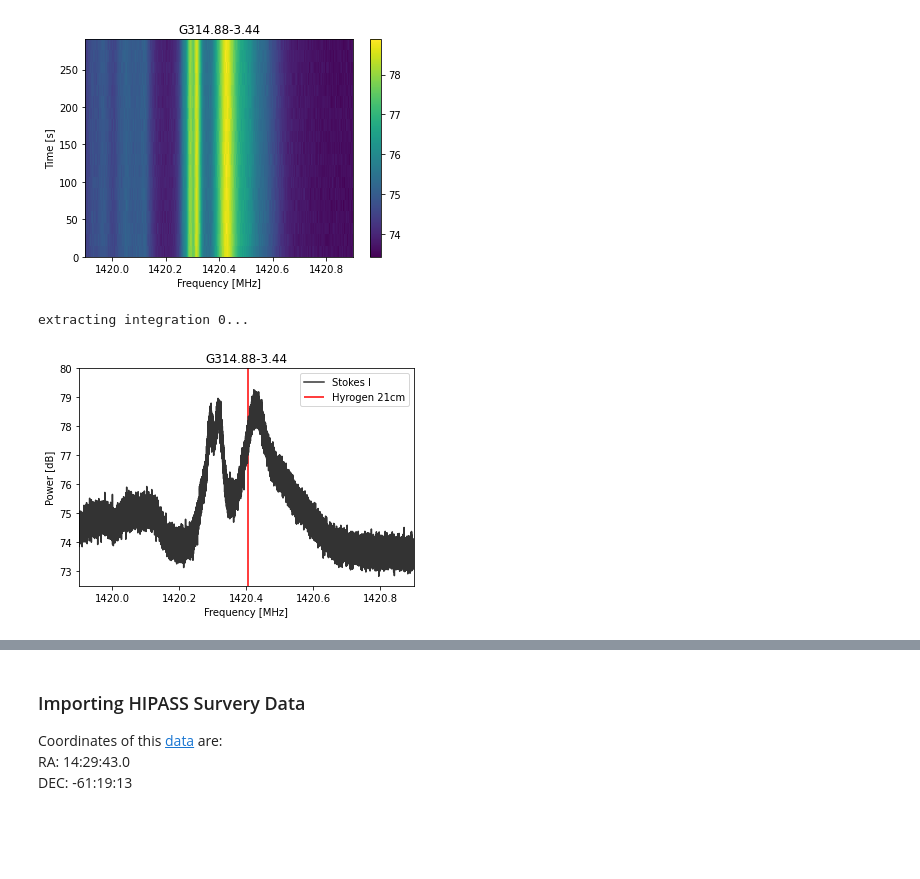
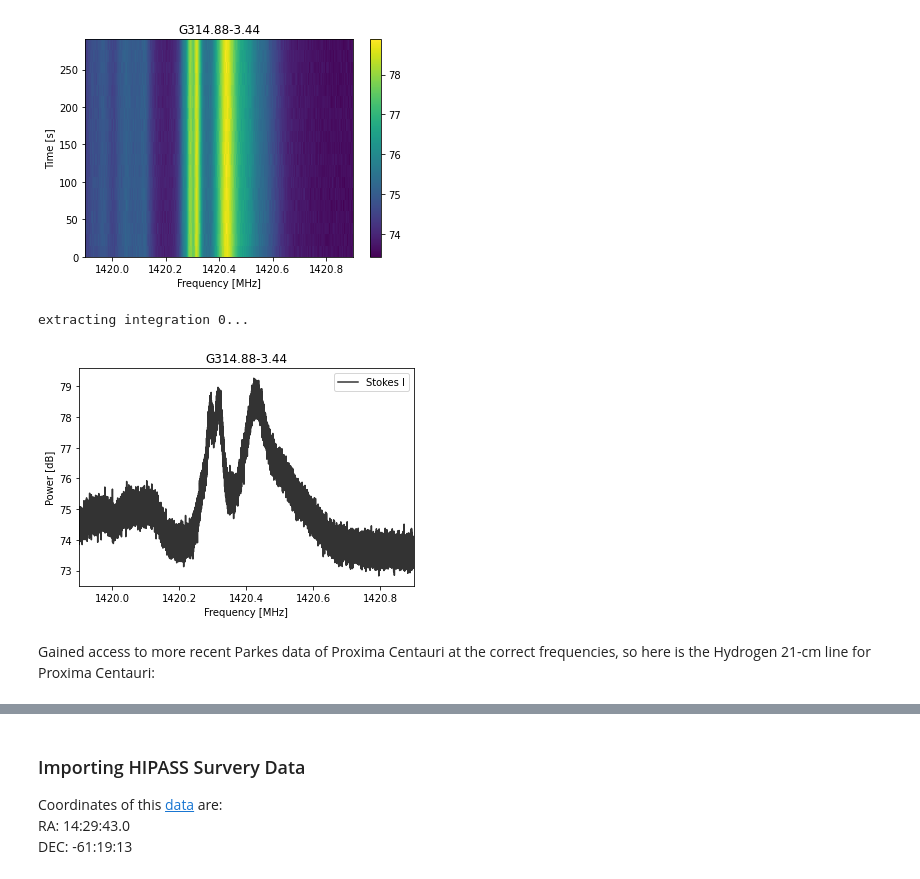
Before and after one commit to rtraas/SETI-Proxima-Centauri, a Jupyter notebook: H21cm.ipynb, the cells around one changed output, grey strips where cells are left out. Cells and saved outputs as stored; diff of their text form; code cells hidden in the pictures; blank space fills up the shorter version.

```diff
--- a/H21cm.ipynb
+++ b/H21cm.ipynb
@@ -36,5 +36,5 @@ DEC in degrees: -62.67949188888888
 ### Import Parkes data
 # %%
 fb = bl.Waterfall('/mnt_blpd11/datax2/collate_mb_2/PKS_0342_2018-08-15T19:00/blc05/guppi_58346_10769_381134_G314.88-3.44_0001.0000.h5',
-                  f_start=1419, f_stop=1421)
+                  f_start=1400, f_stop=1445)
 # %% [markdown]
@@ -64,9 +64,9 @@ fb.plot_waterfall(logged=True, f_start=1419.9, f_stop=1420.9)
 # %% [output]
 [figure]
 # %%
-plt.vlines(1420.4057517667, ymin=72, ymax=80, color='red', label='Hyrogen 21cm')
-plt.ylim(72.5,80)
 fb.plot_spectrum(logged=True, f_start=1419.9, f_stop=1420.9)
 # %% [output]
 extracting integration 0...
-[figure, old version]
+[figure, new version]
+# %% [markdown]
+Gained access to more recent Parkes data of Proxima Centauri at the correct frequencies, so here is the Hydrogen 21-cm line for Proxima Centauri:
```
Also changed, not shown: parts of 15 cells of this notebook.
